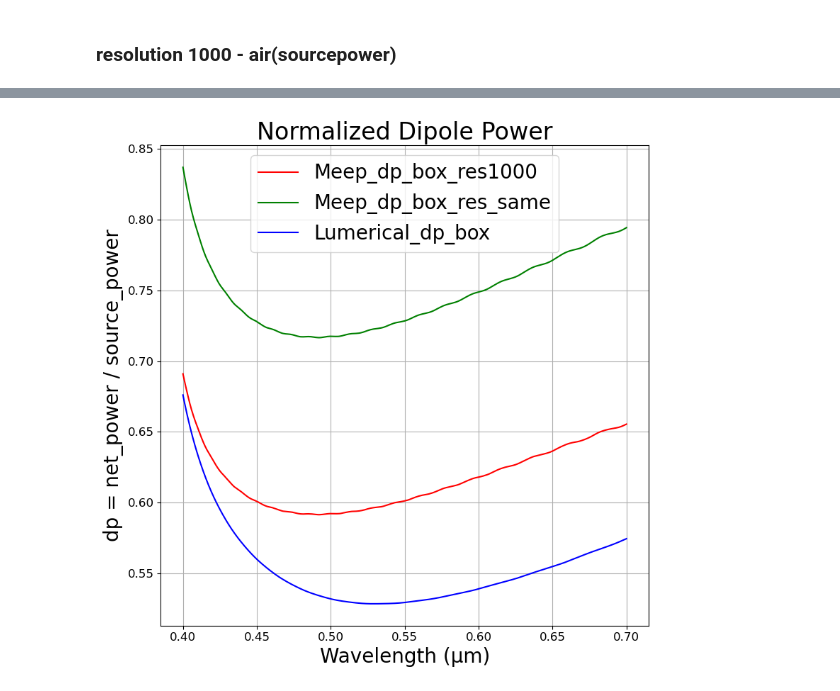
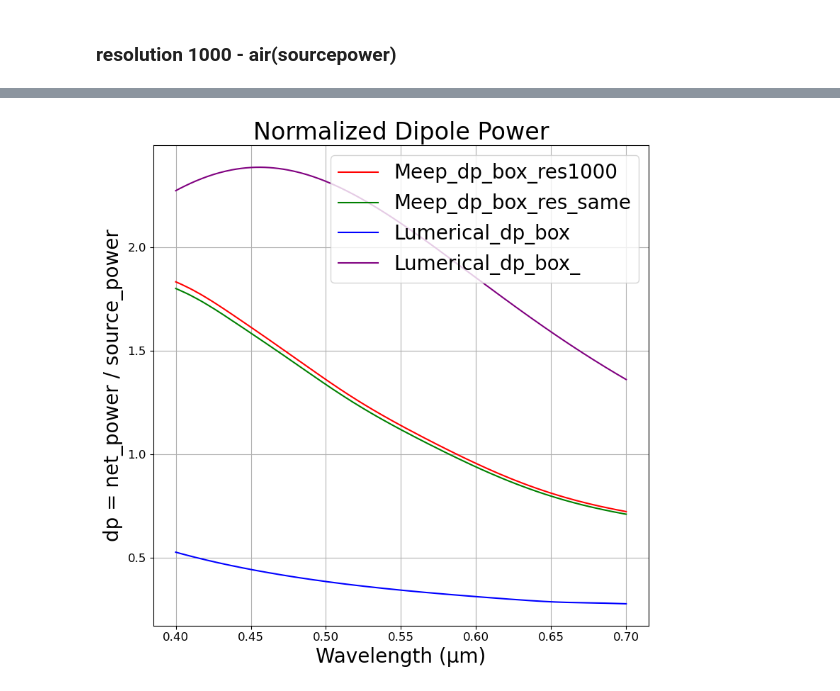
Before and after one commit to M2nion/EIDL, a Jupyter notebook: Tool/Meep/LGD/Meep code/OLED structure/Layer by Layer check/OLED_update_LBL.ipynb, the cells around one changed output, grey strips where cells are left out. Cells and saved outputs as stored; diff of their text form; code cells hidden in the pictures.

```diff
--- a/Tool/Meep/LGD/Meep code/OLED structure/Layer by Layer check/OLED_update_LBL.ipynb
+++ b/Tool/Meep/LGD/Meep code/OLED structure/Layer by Layer check/OLED_update_LBL.ipynb
@@ -191,11 +194,12 @@ sources = [mp.Source(
 sim_fitting = mp.Simulation(
     cell_size=cell_size,
     boundary_layers=boundary_layers,
-    geometry=geometry_fitting_Al[2:3],
+    geometry=geometry_fitting_Al[:2],
     default_material=mp.Medium(index = 1),
     sources=sources,
     resolution=resolution,
-    extra_materials=[Cathode, aNDP, Glass]
+    eps_averaging=False,
+    extra_materials=[Cathode, Alq3, aNDP, CoverLayer, Glass]
 )
 # %%
 sim_fitting.plot2D(output_plane = mp.Volume(center=mp.Vector3(0, -0.67, 0), size=mp.Vector3(2, 3, 0)))
@@ -269,7 +277,7 @@ run 0 finished at t = 20.0 (4000 timesteps)
 # %%
 from src_resolution import sourcepower
 
-src_wavelengths, src_power = sourcepower(100)
+src_wavelengths, src_power = sourcepower(200)
 # %% [output]
 -----------
 Initializing structure...
@@ -289,12 +299,22 @@ plt.plot(src_wavelengths, net_power_fitting)
 import numpy as np
 from pathlib import Path
 
-csv_path = Path("/home/min/EIDL/Tool/Meep/LGD/Meep code/OLED structure/Layer by Layer check/only_andp.txt")
+csv_path = Path("/home/min/EIDL/Tool/Meep/LGD/Meep code/OLED structure/Layer by Layer check/RESOLUTION/al+alq3_100_dpp.txt")
 
 # CSV 파일 불러오기
 lumerical_data = np.genfromtxt(csv_path, delimiter=",")
 
 lumerical = lumerical_data[:, 1]
+# %%
+import numpy as np
+from pathlib import Path
+
+csv_path = Path("/home/min/EIDL/Tool/Meep/LGD/Meep code/OLED structure/Layer by Layer check/RESOLUTION/al+alq3/Al_alq3100.csv")
+
+# CSV 파일 불러오기
+lumerical_data_com = np.genfromtxt(csv_path, delimiter=",")
+
+lumerical_com = lumerical_data_com[:, 1]
 # %%
 # lumerical data import
 import numpy as np
@@ -316,34 +336,36 @@ wavelengths = 1 / np.array(mp.get_flux_freqs(box_power_fitting))
 plt.figure(figsize=(8, 8))
 
 # plot 순서
 plt.plot(wavelengths, dp_fitting, label='Meep_dp_box_res1000', color='red')
 plt.plot(wavelengths, dp_fitting_100, label='Meep_dp_box_res_same', color='green')
 plt.plot(wavelengths, lumerical, label='Lumerical_dp_box', color='blue')
+plt.plot(wavelengths, lumerical_com, label='Lumerical_dp_box_', color='purple')
+
 # plt.plot(wavelength_sliced_nofunc, Al_power_sliced_nofunc, label='Lumerical dp', color='green')
 
 
 # 축 레이블 (굵게 + 크기 조정)
 plt.xlabel("Wavelength (μm)", fontsize=20)
 plt.ylabel("dp = net_power / source_power", fontsize=20)
 
 # 제목 (굵게 + 크기 조정)
 plt.title("Normalized Dipole Power", fontsize=24)
 
 # 눈금 폰트 크기 조정
 plt.xticks(fontsize=12)
 plt.yticks(fontsize=12)
 
 # 범례 (폰트 크기 조정 + 굵게)
 plt.legend(fontsize=20, frameon=True,)
 
 # 기타 설정
 plt.grid(True)
 plt.tight_layout()
 # plt.ylim([0, 1.5])
 # plt.xlim([0.4, 0.7])
 plt.show()
 # %% [output]
-[figure, old version]
+[figure, new version]
 # %%
 import numpy as np
 import matplotlib.pyplot as plt
```
Also changed, not shown: parts of 9 cells of this notebook, 20 other files.
